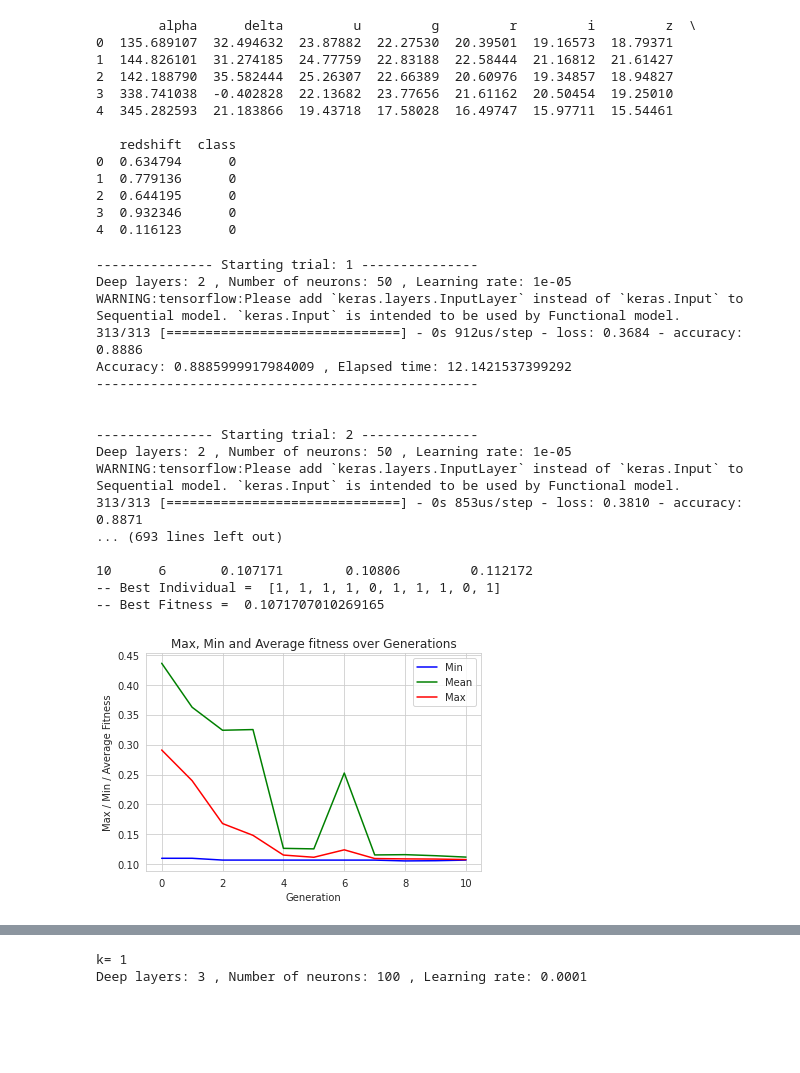
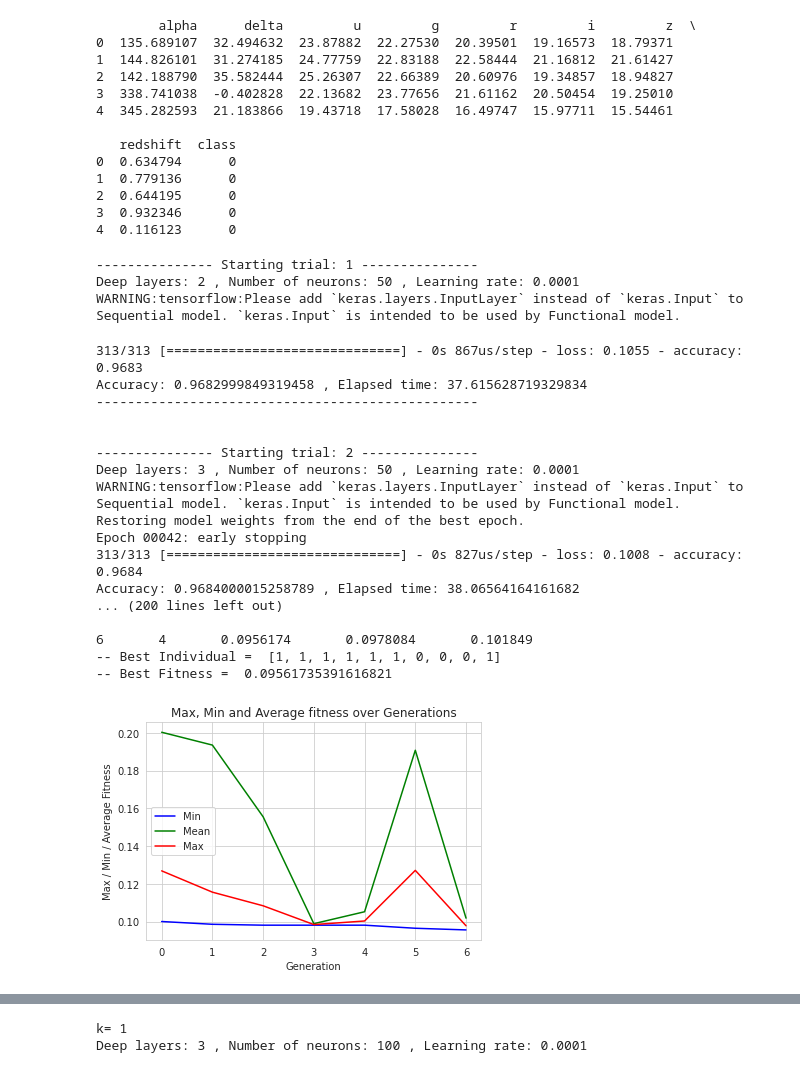
Before and after one commit to igomezv/nnogada, a Jupyter notebook: testing_genetic_hyperparameters.ipynb, the cells around one changed output, grey strips where cells are left out. Saved outputs shown, nothing was run; the diff lists cells and outputs as text; code cells hidden in the pictures; blank space fills up the shorter version.

```diff
--- a/testing_genetic_hyperparameters.ipynb
+++ b/testing_genetic_hyperparameters.ipynb
@@ -97,7 +97,7 @@ my_callbacks = [tf.keras.callbacks.EarlyStopping(
 #                                verbose=1)
                ]
 
-epochs = 15
+epochs = 50
 # epochs = 3
 # %%
 # Divide data into X and Y and implement hot_ones in Y
@@ -245,8 +245,8 @@ def eaSimpleWithElitism(population, toolbox, cxpb, mutpb, ngen, stats=None,
 def geneticAlgorithm_with_elitism(population_size, max_generations, gene_length, k):
 
     # Genetic Algorithm constants:
-    P_CROSSOVER = 0.9        # probability for crossover
-    P_MUTATION = 0.3         # probability for mutating an individual
+    P_CROSSOVER = 0.5        # probability for crossover
+    P_MUTATION = 0.5         # probability for mutating an individual
     HALL_OF_FAME_SIZE = 1    # Best individuals that pass to the other generation
 
     # set the random seed:
@@ -307,33 +307,36 @@ def geneticAlgorithm_with_elitism(population_size, max_generations, gene_length,
     best_population = tools.selBest(population,k = k)
     return best_population
 # %%
-population_size = 10   # max of individuals per generation
-max_generations = 10   # number of generations
+population_size = 6   # max of individuals per generation
+max_generations = 6   # number of generations
 gene_length = 10       # lenght of the gene, depends on how many hiperparameters are tested
 k = 1;                 # num. of finalist individuals
 
 if __name__ == "__main__":
     t = time.time();
     datos = [];
     ss = [i for i in range(1,population_size*(max_generations+1))]
     best_population = geneticAlgorithm_with_elitism(population_size, max_generations, gene_length, k)
     print("Total elapsed time:", (time.time()-t)/60, "minutes")
 # %% [output]
 --------------- Starting trial: 1 ---------------
-Deep layers: 2 , Number of neurons: 50 , Learning rate: 1e-05
+Deep layers: 2 , Number of neurons: 50 , Learning rate: 0.0001
 WARNING:tensorflow:Please add `keras.layers.InputLayer` instead of `keras.Input` to Sequential model. `keras.Input` is intended to be used by Functional model.
-313/313 [==============================] - 0s 912us/step - loss: 0.3684 - accuracy: 0.8886
-Accuracy: 0.8885999917984009 , Elapsed time: 12.1421537399292
--------------------------------------------------
-
-
---------------- Starting trial: 2 ---------------
-Deep layers: 2 , Number of neurons: 50 , Learning rate: 1e-05
-WARNING:tensorflow:Please add `keras.layers.InputLayer` instead of `keras.Input` to Sequential model. `keras.Input` is intended to be used by Functional model.
-313/313 [==============================] - 0s 853us/step - loss: 0.3810 - accuracy: 0.8871
-... (693 lines left out)
-
-10      6       0.107171        0.10806         0.112172
--- Best Individual =  [1, 1, 1, 1, 0, 1, 1, 1, 0, 1]
--- Best Fitness =  0.1071707010269165
+313/313 [==============================] - 0s 867us/step - loss: 0.1055 - accuracy: 0.9683
+Accuracy: 0.9682999849319458 , Elapsed time: 37.615628719329834
+-------------------------------------------------
+
+
+--------------- Starting trial: 2 ---------------
+Deep layers: 3 , Number of neurons: 50 , Learning rate: 0.0001
+WARNING:tensorflow:Please add `keras.layers.InputLayer` instead of `keras.Input` to Sequential model. `keras.Input` is intended to be used by Functional model.
+Restoring model weights from the end of the best epoch.
+Epoch 00042: early stopping
+313/313 [==============================] - 0s 827us/step - loss: 0.1008 - accuracy: 0.9684
+Accuracy: 0.9684000015258789 , Elapsed time: 38.06564164161682
+... (200 lines left out)
+
+6       4       0.0956174       0.0978084       0.101849
+-- Best Individual =  [1, 1, 1, 1, 1, 1, 0, 0, 0, 1]
+-- Best Fitness =  0.09561735391616821
-[figure, old version]
+[figure, new version]
```
Also changed, not shown: parts of 3 cells of this notebook.
